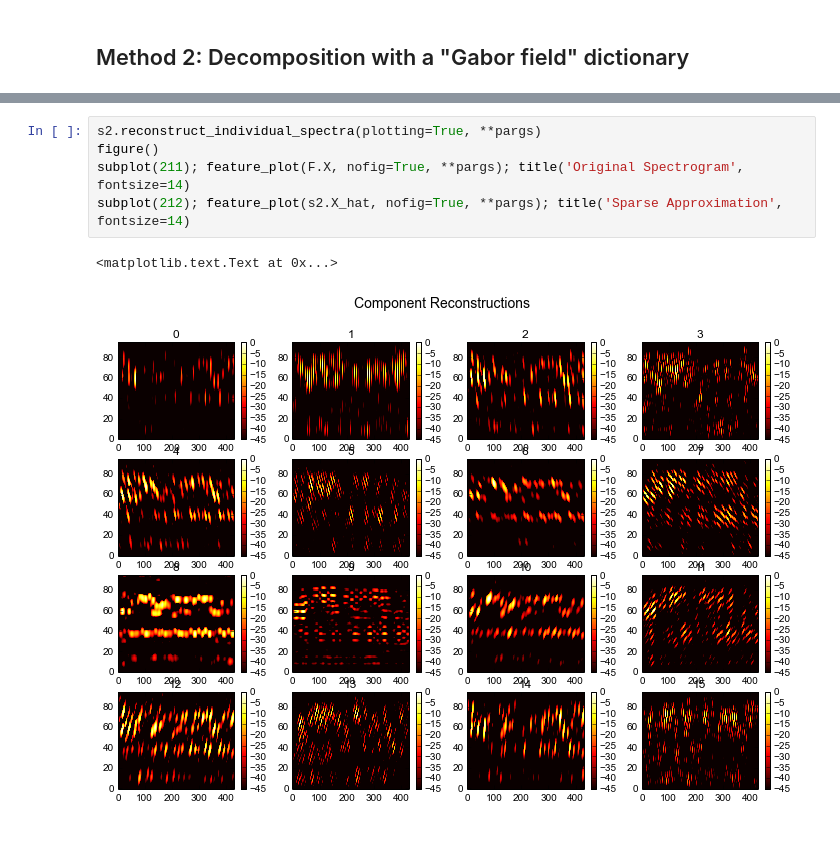
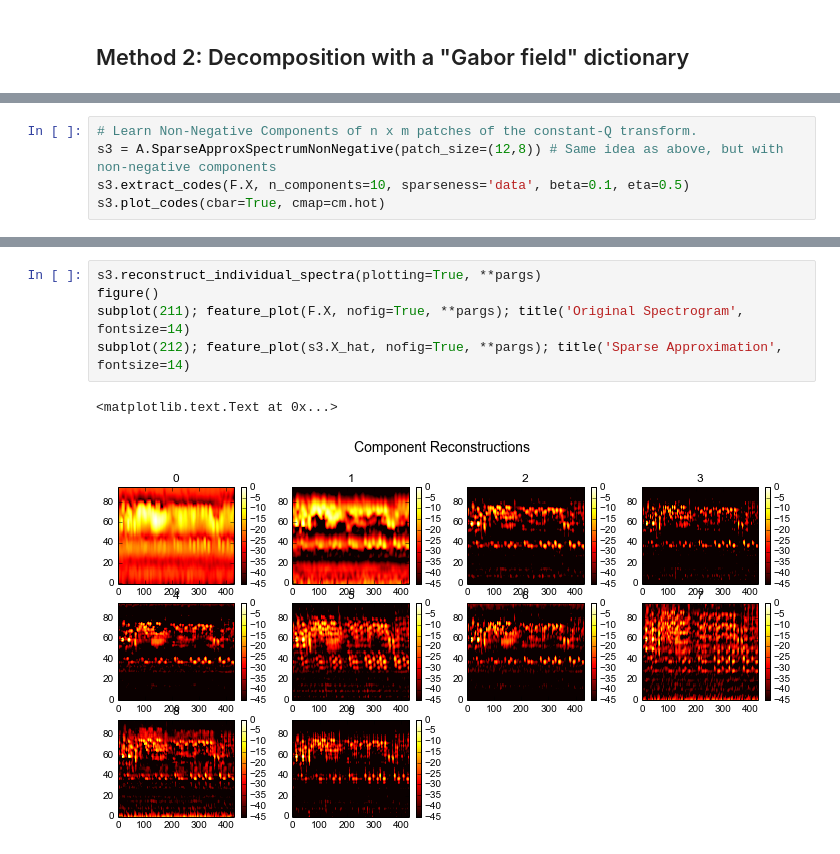
Before and after one commit to bregmanstudio/AudioSpectrumPatchApproximation, a Jupyter notebook: AudioSpectrumPatchApproximation.ipynb, the cells around one changed output, grey strips where cells are left out. Cells and saved outputs as stored; diff of their text form.

```diff
--- a/AudioSpectrumPatchApproximation.ipynb
+++ b/AudioSpectrumPatchApproximation.ipynb
@@ -84,0 +97,5 @@ Reconstruct the constant-Q spectrogram using each learned patch basis. Do this f
+# %%
+# Learn Non-Negative Components of n x m patches of the constant-Q transform.
+s3 = A.SparseApproxSpectrumNonNegative(patch_size=(12,8)) # Same idea as above, but with non-negative components
+s3.extract_codes(F.X, n_components=10, sparseness='data', beta=0.1, eta=0.5)
+s3.plot_codes(cbar=True, cmap=cm.hot)
@@ -85,8 +106,8 @@ Reconstruct the constant-Q spectrogram using each learned patch basis. Do this f
 # %%
-s2.reconstruct_individual_spectra(plotting=True, **pargs)
+s3.reconstruct_individual_spectra(plotting=True, **pargs)
 figure()
 subplot(211); feature_plot(F.X, nofig=True, **pargs); title('Original Spectrogram', fontsize=14)
-subplot(212); feature_plot(s2.X_hat, nofig=True, **pargs); title('Sparse Approximation', fontsize=14)
+subplot(212); feature_plot(s3.X_hat, nofig=True, **pargs); title('Sparse Approximation', fontsize=14)
 # %% [output]
 <matplotlib.text.Text at 0x...>
-[figure, old version]
+[figure, new version]
```
Also changed, not shown: parts of 30 cells of this notebook, 1 other file.
